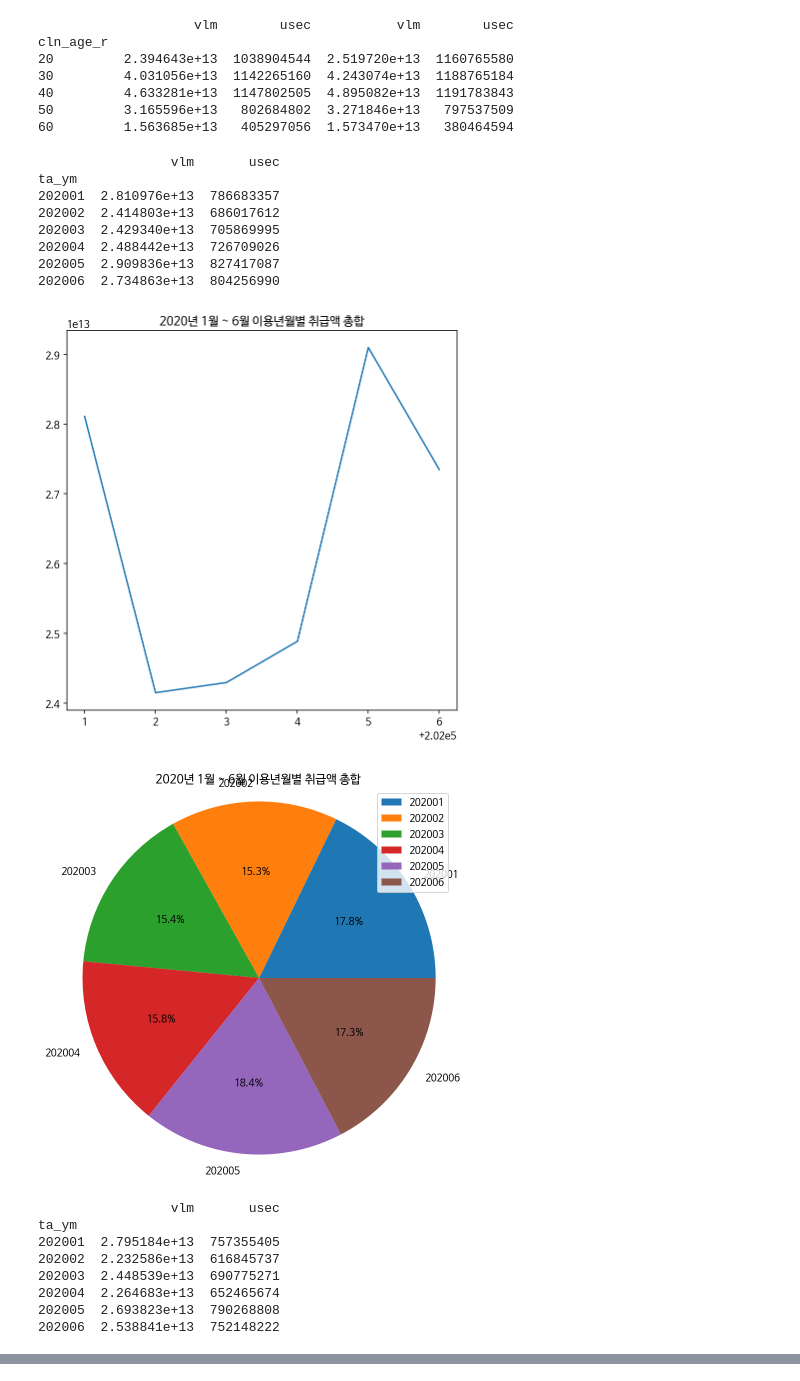
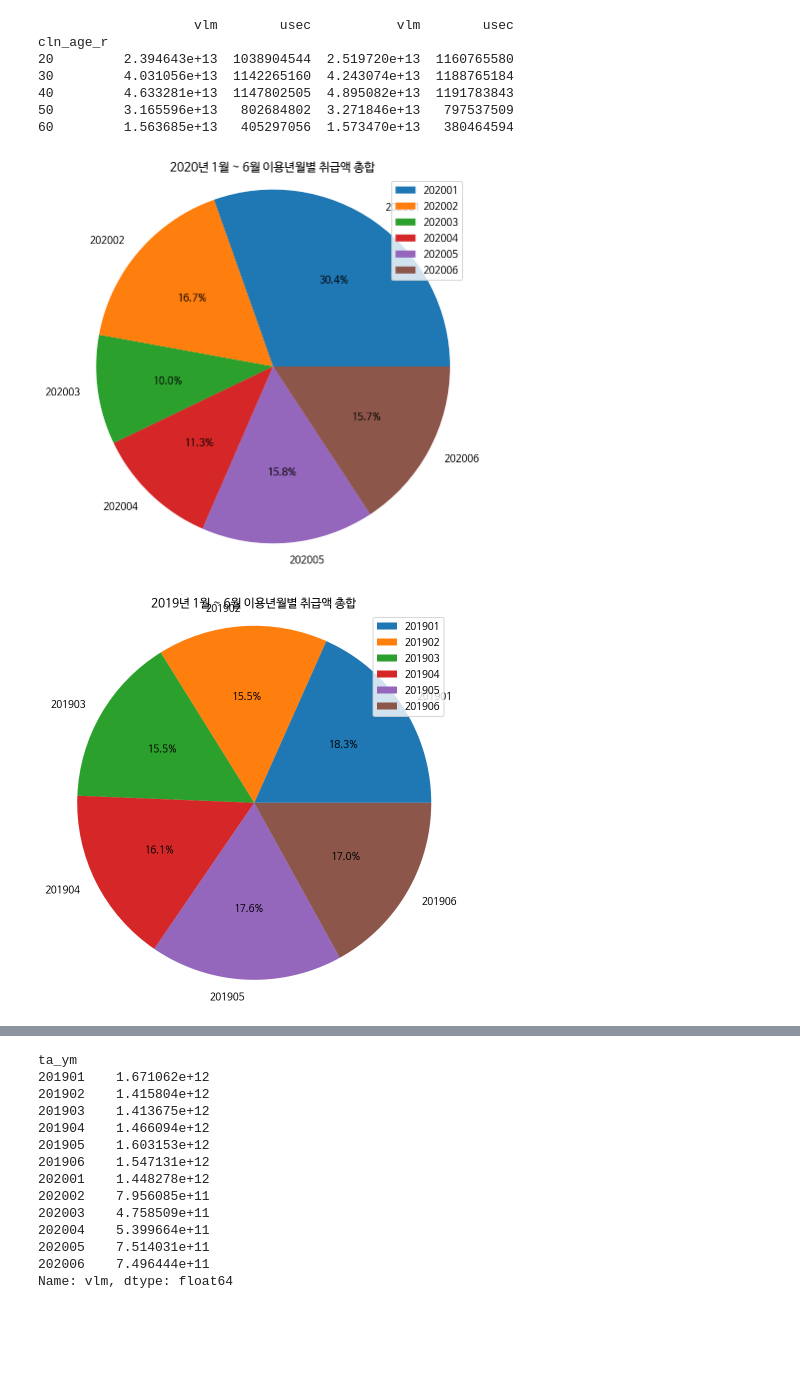
Before and after one commit to skaurl/tourbigdata, a Jupyter notebook: 신한카드_데이터_기초_통계.ipynb, the cells around one changed output, grey strips where cells are left out. Drawn from its saved outputs; the diff is of its cells as text; code cells hidden in the pictures; blank space fills up the shorter version.

```diff
--- a/신한카드_데이터_기초_통계.ipynb
+++ b/신한카드_데이터_기초_통계.ipynb
@@ -31,10 +31,14 @@ import matplotlib.pyplot as plt
 plt.rcParams["figure.figsize"] = (7,7)
 
 df20 = pd.read_csv("/gdrive/My Drive/한양대학교/2020년 문화관광 빅데이터 분석대회/data/신한카드/신한카드 데이터/KCTI_NATIVE_2020.txt", sep = "|", encoding = 'cp949')
+df20 = df20[df20['gb3'] != "스포츠활동"]
+df20 = df20[df20['gb3'] != "취미오락"]
 df20['cln_age_r'] = df20['cln_age_r'].astype('object')
 df20['ta_ym'] = df20['ta_ym'].astype('object')
 
 df19 = pd.read_csv("/gdrive/My Drive/한양대학교/2020년 문화관광 빅데이터 분석대회/data/신한카드/신한카드 데이터/KCTI_NATIVE_2019.txt", sep = "|", encoding = 'cp949')
+df19 = df19[df19['gb3'] != "스포츠활동"]
+df19 = df19[df19['gb3'] != "취미오락"]
 df19 = df19[df19['ta_ym'] != 201907]
 df19 = df19[df19['ta_ym'] != 201908]
 df19 = df19[df19['ta_ym'] != 201909]
@@ -214,51 +216,27 @@ cln_age_r
 # %%
 ta_ym = df20.groupby(df20['ta_ym']).sum()
 
-print(ta_ym)
-
 categories = ta_ym.index
-
-plt.plot(ta_ym.iloc[:,0])
-plt.title('2020년 1월 ~ 6월 이용년월별 취급액 총합')
-plt.show()
 
 plt.pie(ta_ym.iloc[:,0], labels=categories, autopct='%0.1f%%')
 plt.axis('equal')
 plt.title('2020년 1월 ~ 6월 이용년월별 취급액 총합')
 plt.legend(categories)
 plt.show()
 
-ta_ym = df19.groupby(df20['ta_ym']).sum()
-
-print(ta_ym)
+ta_ym = df19.groupby(df19['ta_ym']).sum()
 
 categories = ta_ym.index
-
-plt.plot(ta_ym.iloc[:,0])
-plt.title('2019년 1월 ~ 6월 이용년월별 취급액 총합')
-plt.show()
 
 plt.pie(ta_ym.iloc[:,0], labels=categories, autopct='%0.1f%%')
 plt.axis('equal')
 plt.title('2019년 1월 ~ 6월 이용년월별 취급액 총합')
 plt.legend(categories)
 plt.show()
+
+ta_ym = pd.concat([ta_ym,df20.groupby(df20['ta_ym']).sum()],axis=0)
+
+print(ta_ym.iloc[:,0])
 # %% [output]
-                 vlm       usec
-ta_ym
-202001  2.810976e+13  786683357
-202002  2.414803e+13  686017612
-202003  2.429340e+13  705869995
-202004  2.488442e+13  726709026
-202005  2.909836e+13  827417087
-202006  2.734863e+13  804256990
-[figure, old version]
+[figure, new version]
-[figure, old version]
+[figure, new version]
-                 vlm       usec
-ta_ym
-202001  2.795184e+13  757355405
-202002  2.232586e+13  616845737
-202003  2.448539e+13  690775271
-202004  2.264683e+13  652465674
-202005  2.693823e+13  790268808
-202006  2.538841e+13  752148222
@@ -267,3 +243,17 @@ ta_ym
+ta_ym
+201901    1.671062e+12
+201902    1.415804e+12
+201903    1.413675e+12
+201904    1.466094e+12
+201905    1.603153e+12
+201906    1.547131e+12
+202001    1.448278e+12
+202002    7.956085e+11
+202003    4.758509e+11
+202004    5.399664e+11
+202005    7.514031e+11
+202006    7.496444e+11
+Name: vlm, dtype: float64
 # %%
 daw_ccd_r = df20.groupby(df20['daw_ccd_r']).sum()
 
```
Also changed, not shown: parts of 8 cells of this notebook.
